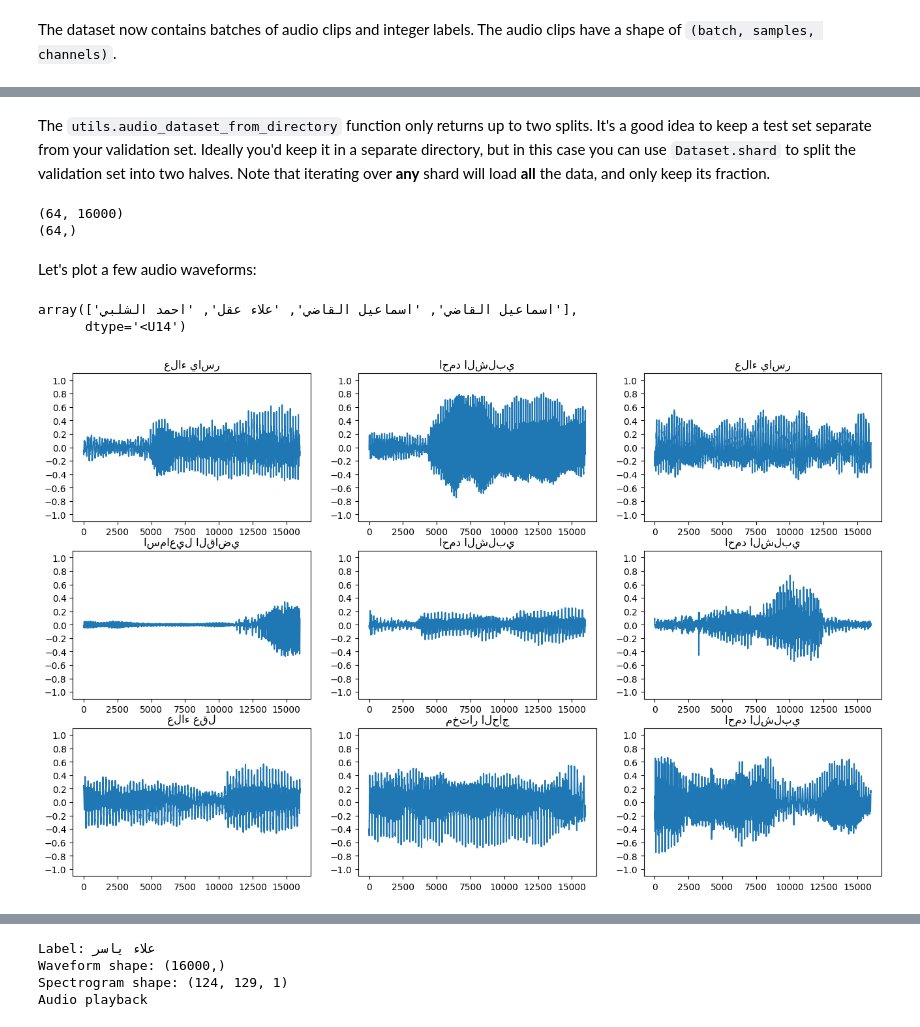
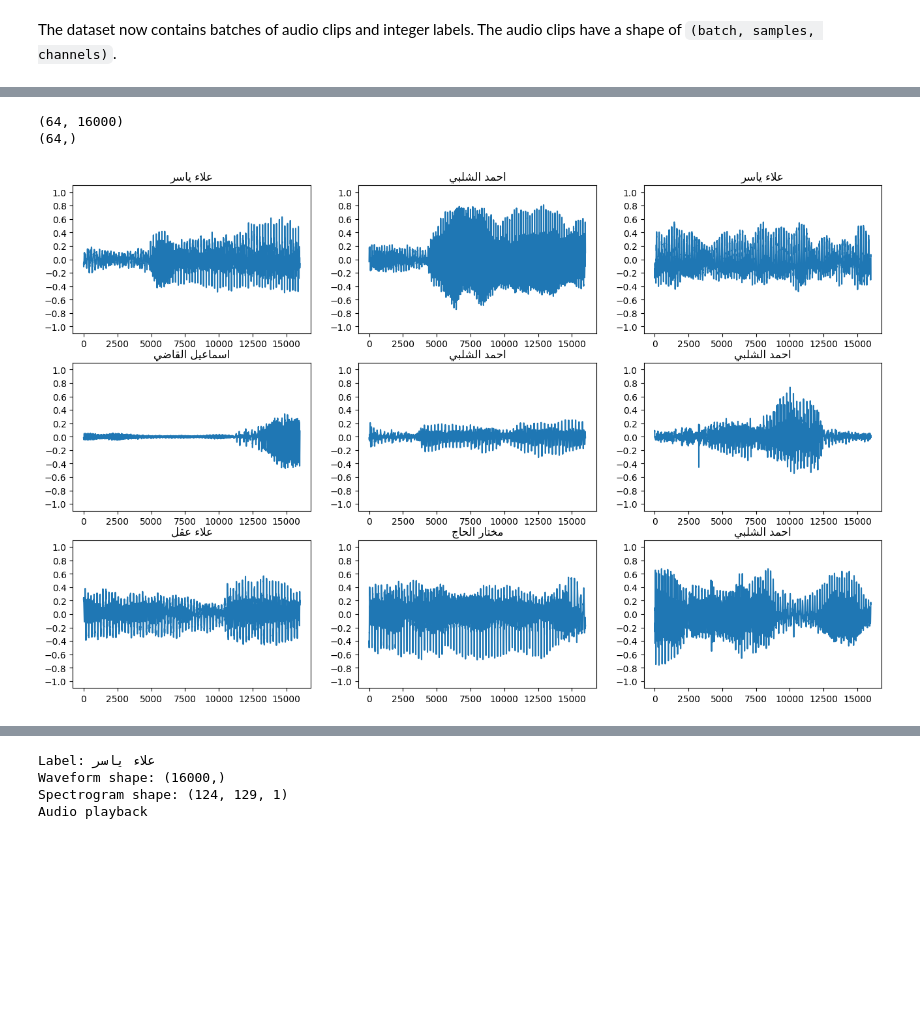
Before and after one commit to Mahran-xo/Quran-Reciters-Classifier, a Jupyter notebook: simple_audio.ipynb, the cells around one changed output, grey strips where cells are left out. Saved outputs shown, nothing was run; the diff lists cells and outputs as text; code cells hidden in the pictures; blank space fills up the shorter version.

```diff
--- a/simple_audio.ipynb
+++ b/simple_audio.ipynb
@@ -101,9 +82,6 @@ def squeeze(audio, labels):
 
 train_ds = train_ds.map(squeeze, tf.data.AUTOTUNE)
 val_ds = val_ds.map(squeeze, tf.data.AUTOTUNE)
-# %% [markdown]
-The `utils.audio_dataset_from_directory` function only returns up to two splits. It's a good idea to keep a test set separate from your validation set.
-Ideally you'd keep it in a separate directory, but in this case you can use `Dataset.shard` to split the validation set into two halves. Note that iterating over **any** shard will load **all** the data, and only keep its fraction.
 # %%
 test_ds = val_ds.shard(num_shards=2, index=0)
 val_ds = val_ds.shard(num_shards=2, index=1)
@@ -114,24 +92,17 @@ for example_audio, example_labels in train_ds.take(1):
 # %% [output]
 (64, 16000)
 (64,)
-# %% [markdown]
-Let's plot a few audio waveforms:
-# %%
-label_names[[1,1,3,0]]
-# %% [output]
-array(['اسماعيل القاضي', 'اسماعيل القاضي', 'علاء عقل', 'احمد الشلبي'],
-      dtype='<U14')
 # %%
 plt.figure(figsize=(16, 10))
 rows = 3
 cols = 3
 n = rows * cols
 for i in range(n):
   plt.subplot(rows, cols, i+1)
   audio_signal = example_audio[i]
   plt.plot(audio_signal)
-  plt.title(label_names[example_labels[i]])
+  plt.title(get_display(arabic_reshaper.reshape(label_names[example_labels[i]])))
   plt.yticks(np.arange(-1.2, 1.2, 0.2))
   plt.ylim([-1.1, 1.1])
 # %% [output]
-[figure, old version]
+[figure, new version]
```
Also changed, not shown: parts of 27 cells of this notebook, 3 other files.
